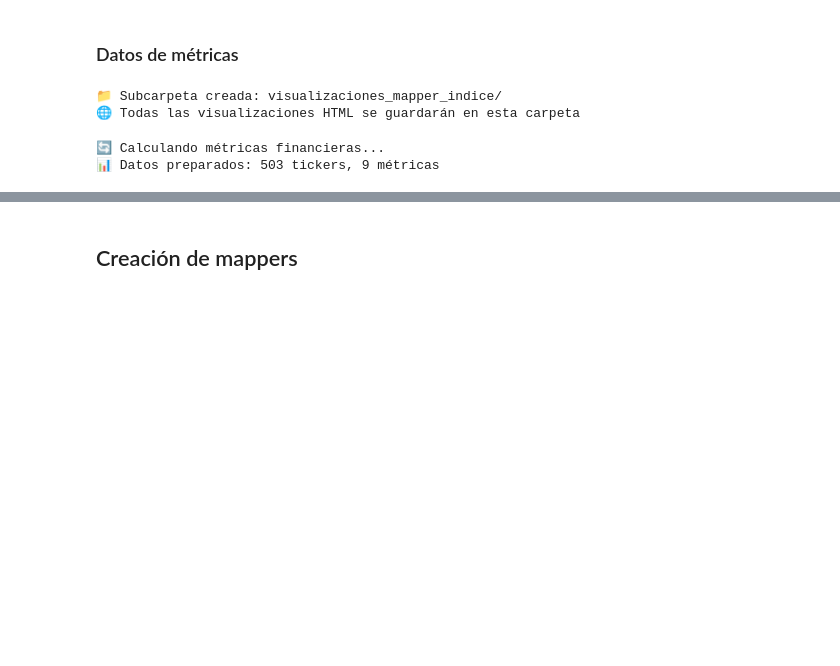
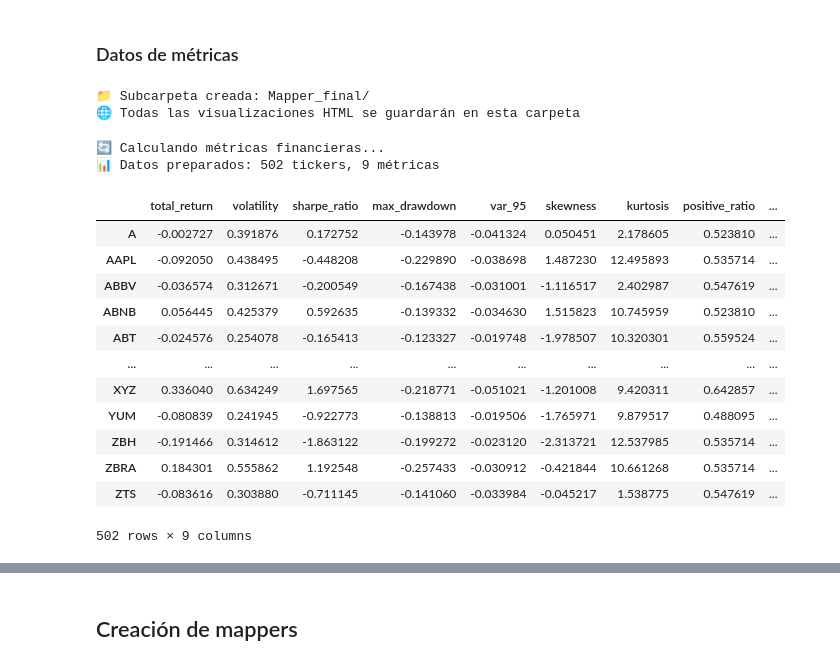
Before and after one commit to AlfDur20/Estancia_Alfredo, a Jupyter notebook: Acomodo final mapper.ipynb, the cells around one changed output, grey strips where cells are left out. Saved outputs shown, nothing was run; the diff lists cells and outputs as text; code cells hidden in the pictures; blank space fills up the shorter version.

```diff
--- a/Acomodo final mapper.ipynb
+++ b/Acomodo final mapper.ipynb
@@ -294,12 +297,12 @@ print(f"   📋 Columnas: {SPY_analysis.columns.tolist()}")
 import os
 
 # Crear la subcarpeta para todas las visualizaciones
-output_folder = 'visualizaciones_mapper_indice'
+output_folder = 'Mapper_final'
 os.makedirs(output_folder, exist_ok=True)
 print(f"📁 Subcarpeta creada: {output_folder}/")
 print(f"🌐 Todas las visualizaciones HTML se guardarán en esta carpeta")
 # %% [output]
-📁 Subcarpeta creada: visualizaciones_mapper_indice/
+📁 Subcarpeta creada: Mapper_final/
 🌐 Todas las visualizaciones HTML se guardarán en esta carpeta
 # %%
 # Sacamos métricas de cada ticker
@@ -345,14 +348,30 @@ metrics_df = pd.DataFrame(financial_metrics).T
 
 # Normalizar datos
 scaler = StandardScaler()
-metrics_scaled = scaler.fit_transform(metrics_df.fillna(0))
+metrics_scaled = scaler.fit_transform(metrics_df.fillna(0))# Datos normalizados que ya tenemos
 
 # Preparar datos para KeplerMapper (usar métricas financieras)
-datos_metricas = metrics_scaled  # Datos normalizados que ya tenemos
+
 ticker_names = metrics_df.index.tolist()
 
 
-print(f"📊 Datos preparados: {datos_metricas.shape[0]} tickers, {datos_metricas.shape[1]} métricas")
+print(f"📊 Datos preparados: {metrics_scaled.shape[0]} tickers, {metrics_scaled.shape[1]} métricas")
 # %% [output]
 🔄 Calculando métricas financieras...
-📊 Datos preparados: 503 tickers, 9 métricas
+📊 Datos preparados: 502 tickers, 9 métricas
+# %%
+metrics_df
+# %% [output]
+|  | total_return | volatility | sharpe_ratio | max_drawdown | var_95 | skewness | kurtosis | positive_ratio | ... |
+| A | -0.002727 | 0.391876 | 0.172752 | -0.143978 | -0.041324 | 0.050451 | 2.178605 | 0.523810 | ... |
+| AAPL | -0.092050 | 0.438495 | -0.448208 | -0.229890 | -0.038698 | 1.487230 | 12.495893 | 0.535714 | ... |
+| ABBV | -0.036574 | 0.312671 | -0.200549 | -0.167438 | -0.031001 | -1.116517 | 2.402987 | 0.547619 | ... |
+| ABNB | 0.056445 | 0.425379 | 0.592635 | -0.139332 | -0.034630 | 1.515823 | 10.745959 | 0.523810 | ... |
+| ABT | -0.024576 | 0.254078 | -0.165413 | -0.123327 | -0.019748 | -1.978507 | 10.320301 | 0.559524 | ... |
+| ... | ... | ... | ... | ... | ... | ... | ... | ... | ... |
+| XYZ | 0.336040 | 0.634249 | 1.697565 | -0.218771 | -0.051021 | -1.201008 | 9.420311 | 0.642857 | ... |
+| YUM | -0.080839 | 0.241945 | -0.922773 | -0.138813 | -0.019506 | -1.765971 | 9.879517 | 0.488095 | ... |
+| ZBH | -0.191466 | 0.314612 | -1.863122 | -0.199272 | -0.023120 | -2.313721 | 12.537985 | 0.535714 | ... |
+| ZBRA | 0.184301 | 0.555862 | 1.192548 | -0.257433 | -0.030912 | -0.421844 | 10.661268 | 0.535714 | ... |
+| ZTS | -0.083616 | 0.303880 | -0.711145 | -0.141060 | -0.033984 | -0.045217 | 1.538775 | 0.547619 | ... |
+502 rows × 9 columns
```
Also changed, not shown: parts of 17 cells of this notebook, 5 other files.
